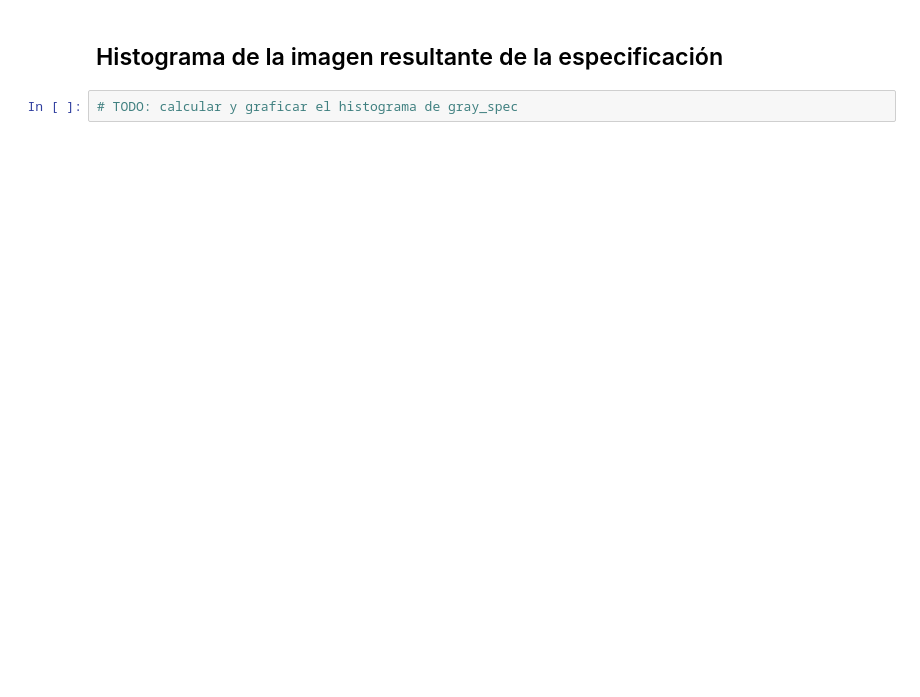
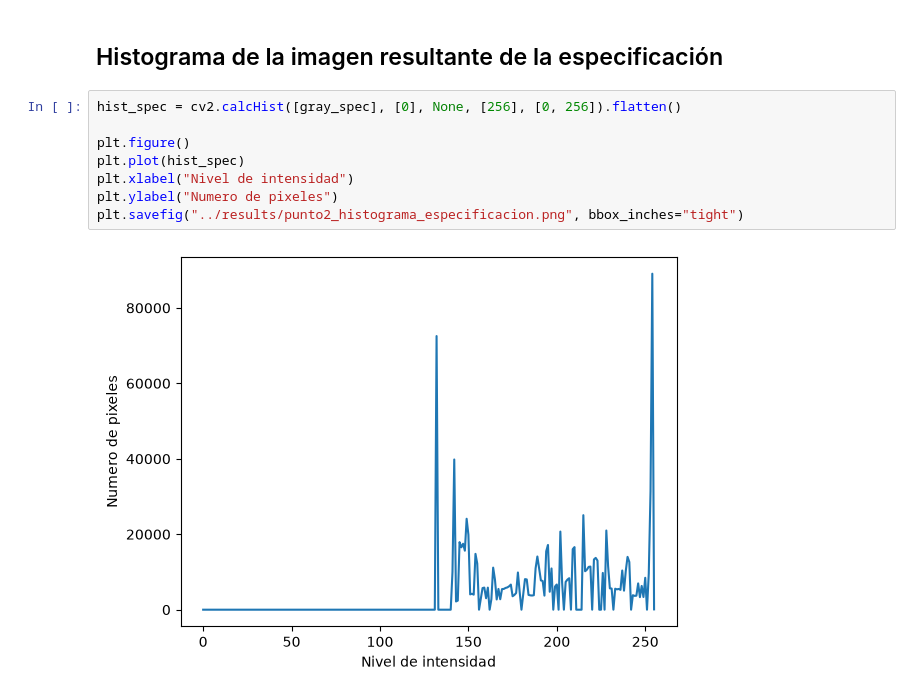
Before and after one commit to SESASAN/vision-artificial-parcial-1, a Jupyter notebook: parcial 2/notebooks/02_punto2.ipynb, the cells around one changed output. Saved outputs shown, nothing was run; the diff lists cells and outputs as text; blank space fills up the shorter version.

```diff
--- a/parcial 2/notebooks/02_punto2.ipynb
+++ b/parcial 2/notebooks/02_punto2.ipynb
@@ -34,4 +50,12 @@ gray_spec = None
 # %% [markdown]
 ## Histograma de la imagen resultante de la especificación
 # %%
-# TODO: calcular y graficar el histograma de gray_spec
+hist_spec = cv2.calcHist([gray_spec], [0], None, [256], [0, 256]).flatten()
+
+plt.figure()
+plt.plot(hist_spec)
+plt.xlabel("Nivel de intensidad")
+plt.ylabel("Numero de pixeles")
+plt.savefig("../results/punto2_histograma_especificacion.png", bbox_inches="tight")
+# %% [output]
+[figure, added]
```
Also changed, not shown: parts of 3 cells of this notebook, 4 other files.
